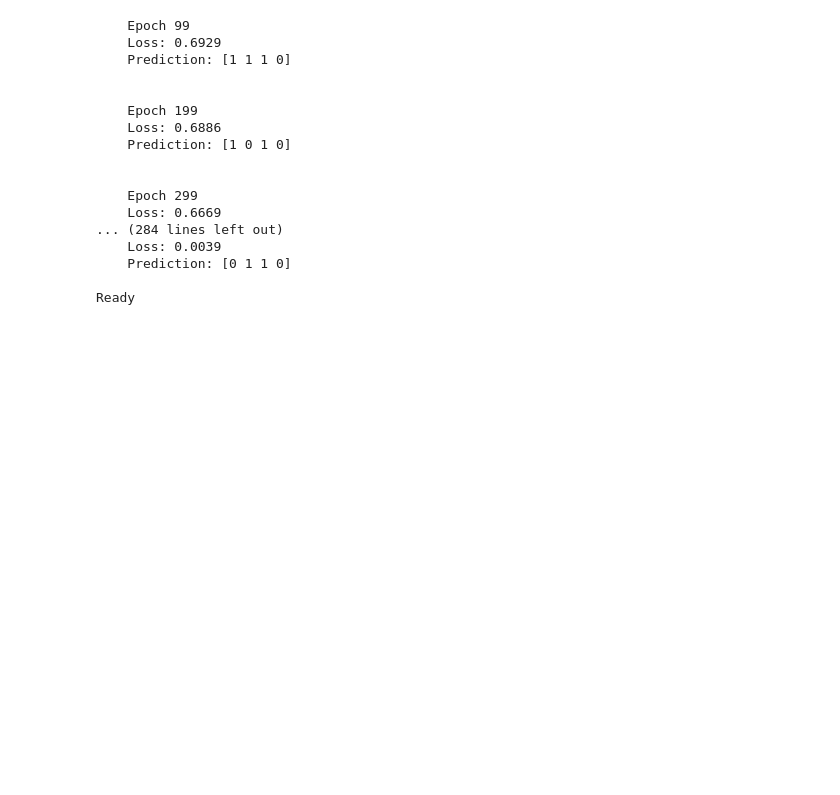
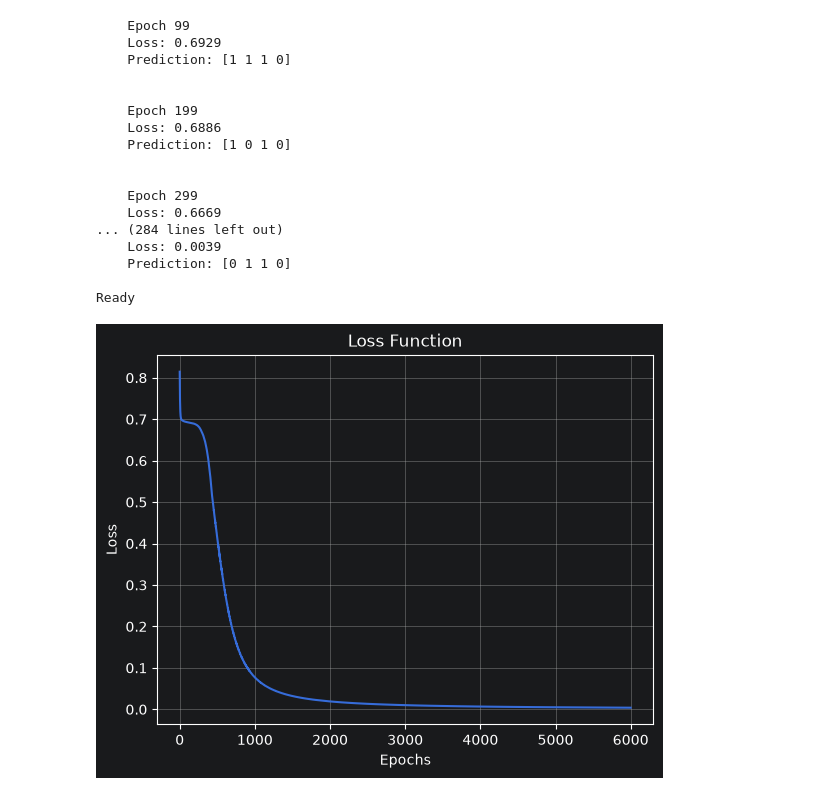
Before and after one commit to Zamanof/python_ai_FSDM_Oct_24_4_az, a Jupyter notebook: AI 12/AI 12. Back propagation.ipynb, the cells around one changed output. Drawn from its saved outputs; the diff is of its cells as text; code cells hidden in the pictures; blank space fills up the shorter version.

```diff
--- a/AI 12/AI 12. Back propagation.ipynb
+++ b/AI 12/AI 12. Back propagation.ipynb
@@ -94,3 +94,12 @@ print(f"Ready")
     Prediction: [0 1 1 0]
 
 Ready
+# %%
+plt.plot(losses)
+plt.title("Loss Function")
+plt.xlabel("Epochs")
+plt.ylabel("Loss")
+plt.grid(True)
+plt.show()
+# %% [output]
+[figure, added]
```
Also changed, not shown: parts of 1 cell of this notebook, 12 other files.
